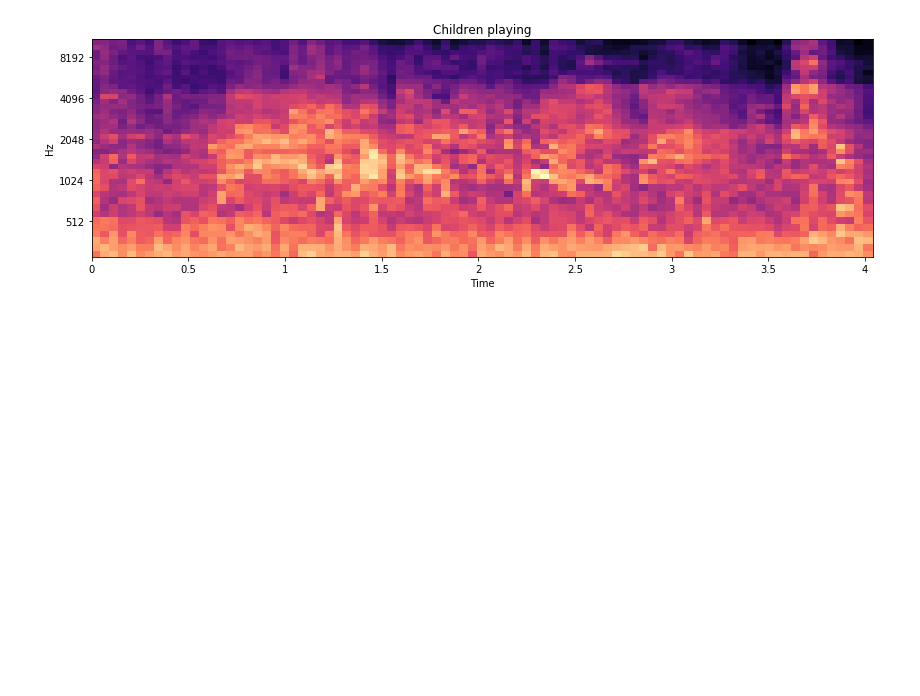
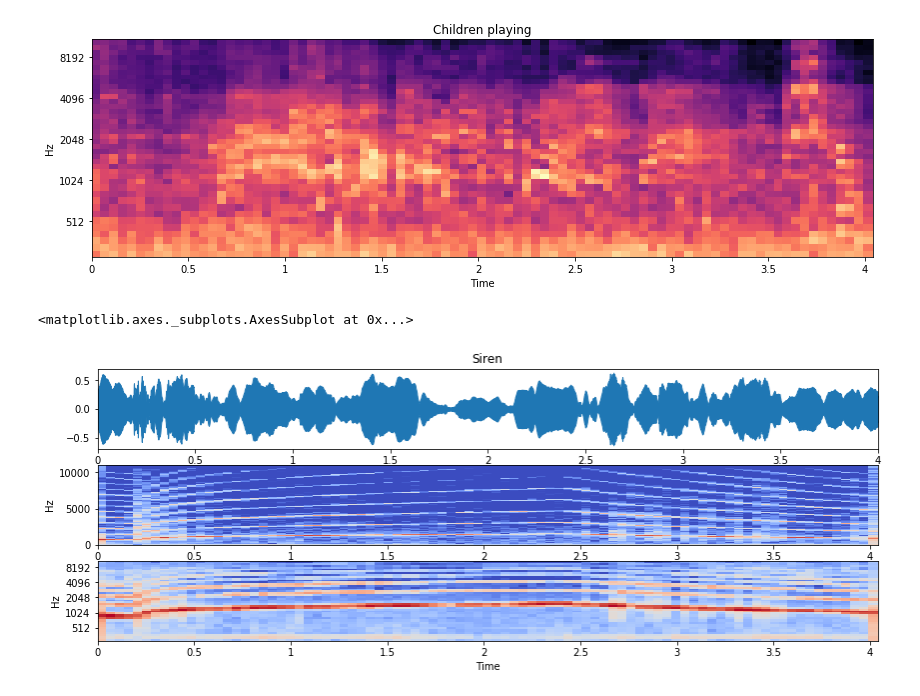
Before and after one commit to iwonasob/DLGdansk, a Jupyter notebook: Introduction_to_sound.ipynb, the cells around one changed output. Saved outputs shown, nothing was run; the diff lists cells and outputs as text; code cells hidden in the pictures; blank space fills up the shorter version.

```diff
--- a/Introduction_to_sound.ipynb
+++ b/Introduction_to_sound.ipynb
@@ -7,7 +7,7 @@ import matplotlib.pyplot as plt
 import librosa, librosa.display, IPython.display as ipd
 import numpy as np
 # %%
-plt.rcParams['figure.figsize'] = (14, 4)
+plt.rcParams['figure.figsize'] = (14, 5)
 # %% [markdown]
 ### Audio features
 
@@ -206,3 +212,14 @@ plt.title('Children playing')
 # %% [output]
 Text(0.5,1,u'Children playing')
 [figure]
+# %%
+plt.subplot(3,1,1)
+librosa.display.waveplot(siren, sr=sr)
+plt.title('Siren')
+plt.subplot(3,1,2)
+librosa.display.specshow(librosa.core.logamplitude(stft_siren),sr=sr,hop_length=HOP_SIZE, x_axis='time', y_axis='linear')
+plt.subplot(3,1,3)
+librosa.display.specshow(logmel_siren,sr=sr,hop_length=HOP_SIZE, x_axis='time', y_axis='mel')
+# %% [output]
+<matplotlib.axes._subplots.AxesSubplot at 0x...>
+[figure, added]
```
Also changed, not shown: parts of 7 cells of this notebook, 6 other files.
